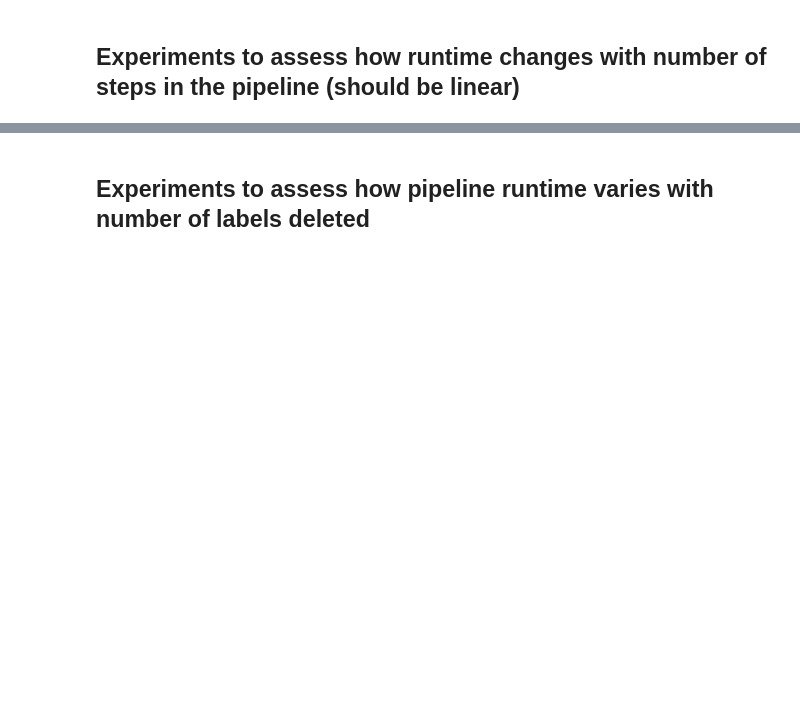
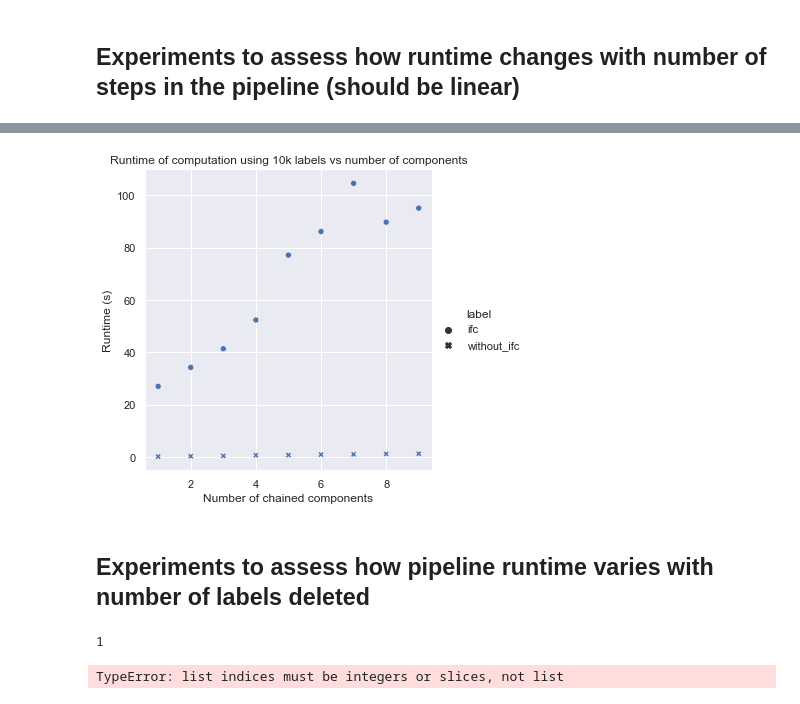
Before and after one commit to shreyashankar/mltrace-ifc-demo, a Jupyter notebook: experiments/commit.ipynb, the cells around one changed output, grey strips where cells are left out. Drawn from its saved outputs; the diff is of its cells as text; code cells hidden in the pictures; blank space fills up the shorter version.

```diff
--- a/experiments/commit.ipynb
+++ b/experiments/commit.ipynb
@@ -97,7 +104,7 @@ without_ifc_results = {}
 num_steps_in_pipeline = 10
 
 for num_steps in range(1, num_steps_in_pipeline):
-    print(num_labels)
+    print(num_steps)
     inputs = np.random.rand(1000)
     labels = [create_label() for _ in range(step_size)]
 
@@ -113,7 +120,7 @@ for num_steps in range(1, num_steps_in_pipeline):
 
     start_time = time.time()
     for _ in range(num_steps):
-        inputs = run_fake_computation_without_labels(inputs=inputs, labels=labels)
+        inputs = run_fake_computation_without_labels(inputs=inputs)
     end_time = time.time()
     without_ifc_results[num_steps] = end_time - start_time
     clean_db()
@@ -120,3 +145,18 @@ for num_steps in range(1, num_steps_in_pipeline):
+# %%
+# Make plots
+
+ifc_df = pd.DataFrame({"num_components": list(ifc_results.keys()), "time": list(ifc_results.values()), "label": "ifc"})
+without_ifc_df = pd.DataFrame({"num_components": list(without_ifc_results.keys()), "time": list(without_ifc_results.values()), "label": "without_ifc"})
+df = pd.concat([ifc_df, without_ifc_df])
+
+sns.set(style="darkgrid")
+sns.relplot(x="num_components", y="time", style="label", data=df)
+plt.title("Runtime of computation using 10k labels vs number of components")
+plt.xlabel("Number of chained components")
+plt.ylabel("Runtime (s)")
+plt.show()
+# %% [output]
+[figure, added]
 # %% [markdown]
 ## Experiments to assess how pipeline runtime varies with number of labels deleted
 # %%
@@ -136,7 +176,7 @@ for num_labels in range(1, max_num_labels, step_size):
     create_labels(preliminary_labels)
 
     # Delete labels from DB
-    random_subset = preliminary_labels[random.sample(range(max_num_labels), num_labels)]
+    random_subset = random.sample(preliminary_labels, num_labels)
     start_time = time.time()
     retract_labels(random_subset)
     end_time = time.time()
@@ -157,3 +197,6 @@ for num_labels in range(1, max_num_labels, step_size):
 
     # Clean DB
     clean_db()
+# %% [output]
+1
+TypeError: list indices must be integers or slices, not list
```
Also changed, not shown: parts of 5 cells of this notebook, 4 other files.
